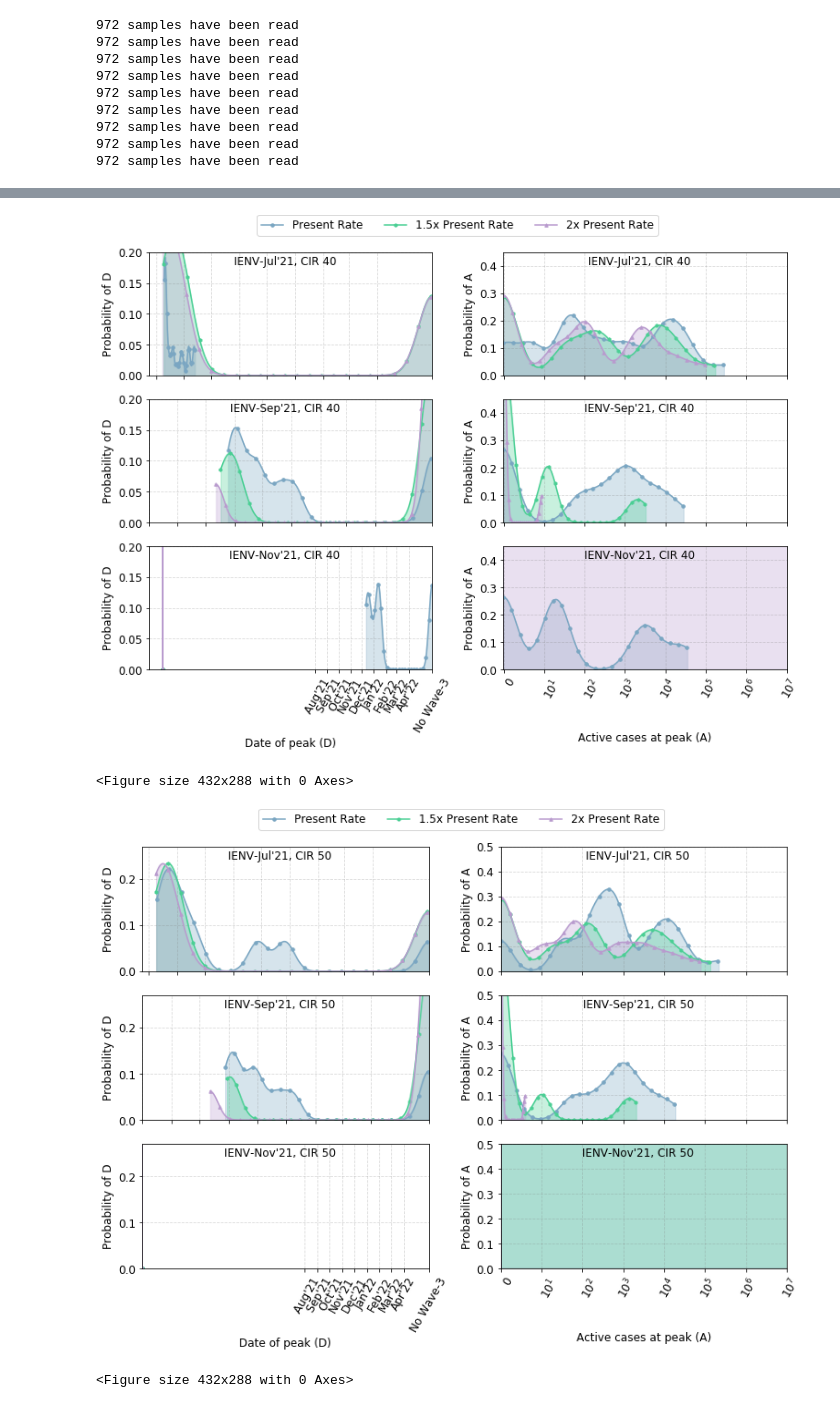
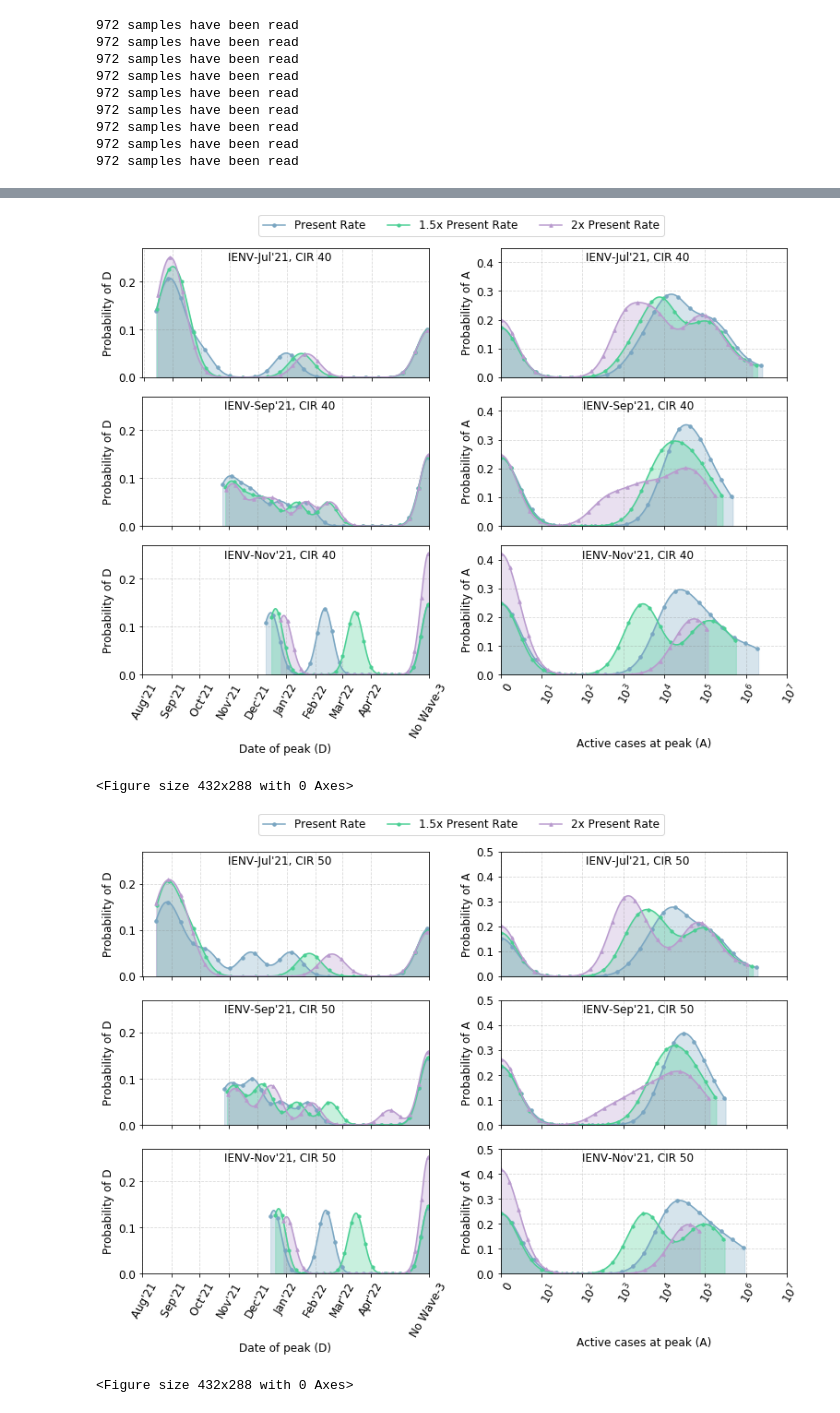
Before and after one commit to thivinanandh/covidPlotWave3, a Jupyter notebook: Untitled2.ipynb, the cells around one changed output, grey strips where cells are left out. Saved outputs shown, nothing was run; the diff lists cells and outputs as text; code cells hidden in the pictures.

```diff
--- a/Untitled2.ipynb
+++ b/Untitled2.ipynb
@@ -132,4 +138,6 @@ df_active = df_nucleation_60.copy(deep=True)
 # %%
+df_active= ReadDF("CovidPopulation.data","Total")
+
 ##########--- Compute MeanData ----- ######
 def AddMeanInfo(df):
     meanval = []
@@ -157,22 +165,27 @@ def AddPeakInfo(df_master,Wave3NoPeakDateNumber,JiterNoPeak):
     if(JiterNoPeak):    ## Add Jitter when Command is passed
         rand=np.random.randn(1000) * 10+700
         rann=np.random.randn(1000) * 0.5+0.05
-
+    noWave3=0
     for ia in range(len(df_master)):
-        dop = scipy.signal.find_peaks(df_master.iloc[[ia]].transpose().loc[0:730,'Total'],distance = 20)
+        dop = scipy.signal.find_peaks(df_master.iloc[[ia]].transpose().loc[0:730,'Total'],distance = 60,prominence=1000)
         for ib in range(len(dop[0])):
-            if (dop[0][ib]>385):
+            if (dop[0][ib]>410):
                 dateOfPeak.append(dop[0][ib])
                 numAtPeak.append(df_master.iloc[ia,dop[0][ib]])
                 dateString.append(date_generated[dop[0][ib]])
                 break
-            if(ib)==len(dop[0])-1:
+            if((ib)==len(dop[0])-1):
                 #print("Scenario " + str(ia) + " Does Not Have a Peak ")
-                dateOfPeak.append(Wave3NoPeakDateNumber + noiseDate)
-                numAtPeak.append(1 + noiseNum)
+                dateOfPeak.append(float('nan'))#Wave3NoPeakDateNumber + noiseDate)
+                numAtPeak.append(float('nan'))#1 + noiseNum)
                 dateString.append(date_generated[int(Wave3NoPeakDateNumber+noiseDate)])
+                noWave3=noWave3+1
+
     df_master['Date Of Peak'] = dateOfPeak
     df_master['Number At Peak'] = numAtPeak
     df_master['DateString'] = dateString
     df_master['LogNumAtPeak'] = numpy.log10(numAtPeak)
+    print(noWave3)
     return df_master
+
+df_active = AddPeakInfo(df_active,700,False)
@@ -180,0 +368,2 @@ df_active = AddPeakInfo(df_active,700,False)
+# %%
+df_active=df_nucleation_18.copy(deep=True)
@@ -181,3 +386,6 @@ df_active = AddPeakInfo(df_active,700,False)
+# %%
+factor=324/972
+factor=1-factor
 # %%
 ################ --------------------- DATE OF PEAK   [[[ DATA GENERATOR  ]]] ------ ###############################################
 
@@ -365,5 +576,9 @@ IndexError: list index out of range
+# %%
+LinePLotVals_Cases=LinePLotVals_Cases*factor
+LinePLotVals=LinePLotVals*factor
 # %%
 ###################### ___ PLOTTING SCRIPT _______________ ######################################
+
 for cirv in range(2):
     ## 0 - cir40, 1-cir50
     CIRVARIANT = cirv;
@@ -414,7 +629,7 @@ for cirv in range(2):
     alphaVal = 0.3
 
     if(CIRVARIANT==0):
-        y_limCol1_Val = 0.2
+        y_limCol1_Val = 0.27
         y_limCol2_Val = 0.45
     else:
         y_limCol1_Val = 0.27
@@ -477,38 +692,38 @@ for cirv in range(2):
 #         ax[i,col].set_ylabel("""1""")
         ax[i,col].grid(b=True, which='major', color='grey', linestyle='--',alpha=0.3)
         ax[i,col].grid(b=True, which='minor', color='b', linestyle='--',alpha=0.1)
         ax[i,col].set_xlim(left=startDay_C,right=endDay_C)
         ax[i,col].set_xticks(xt_C);
         ax[i,col].set_xticklabels([]);
         ax[i,col].set_ylim((0,y_limCol2_Val))
         ax[i,col].set_ylabel("""Probability of A""")
         ax[i,col].set_xlim((0,7))
         handles, labels = ax[i,col].get_legend_handles_labels()
         ax[i,col].get_legend().remove()
 
     ax[2,col].set_xlabel("""Active cases at peak (A)""")
 #     ax[2,col].yaxis.set_label_coords(-0.075,.5)
     ax[2,col].set_xticks(xt_C);
     ax[2,col].set_xticklabels(xtl_C);
     ax[2,col].tick_params(axis='x', rotation=60);
 
 
 
     fig.legend(handles, labels, loc='lower center',title='',fancybox=True,ncol=3,bbox_to_anchor=(0.5,0.98))
     plt.tight_layout()
 
     if(CIRVARIANT==0):
-        plt.savefig("CIR40_NoWave3_45to60.pdf",dpi=600,bbox_inches='tight')
-        plt.savefig("CIR40_NoWave3_45to60.png",dpi=600,bbox_inches='tight')
+        plt.savefig("CIR40_NoWave3_0to11.pdf",dpi=600,bbox_inches='tight')
+        plt.savefig("CIR40_NoWave3_0to11.png",dpi=600,bbox_inches='tight')
     else:
-        plt.savefig("CIR50_NoWave3_45to60.pdf",dpi=600,bbox_inches='tight')
-        plt.savefig("CIR50_NoWave3_45to60.png",dpi=600,bbox_inches='tight')
+        plt.savefig("CIR50_NoWave3_0to11.pdf",dpi=600,bbox_inches='tight')
+        plt.savefig("CIR50_NoWave3_0to11.png",dpi=600,bbox_inches='tight')
 
     plt.show()
     plt.draw()
 # %% [output]
-[figure, old version]
+[figure, new version]
 <Figure size 432x288 with 0 Axes>
-[figure, old version]
+[figure, new version]
 <Figure size 432x288 with 0 Axes>
 # %%
```
Also changed, not shown: parts of 16 cells of this notebook, 3 other files.
